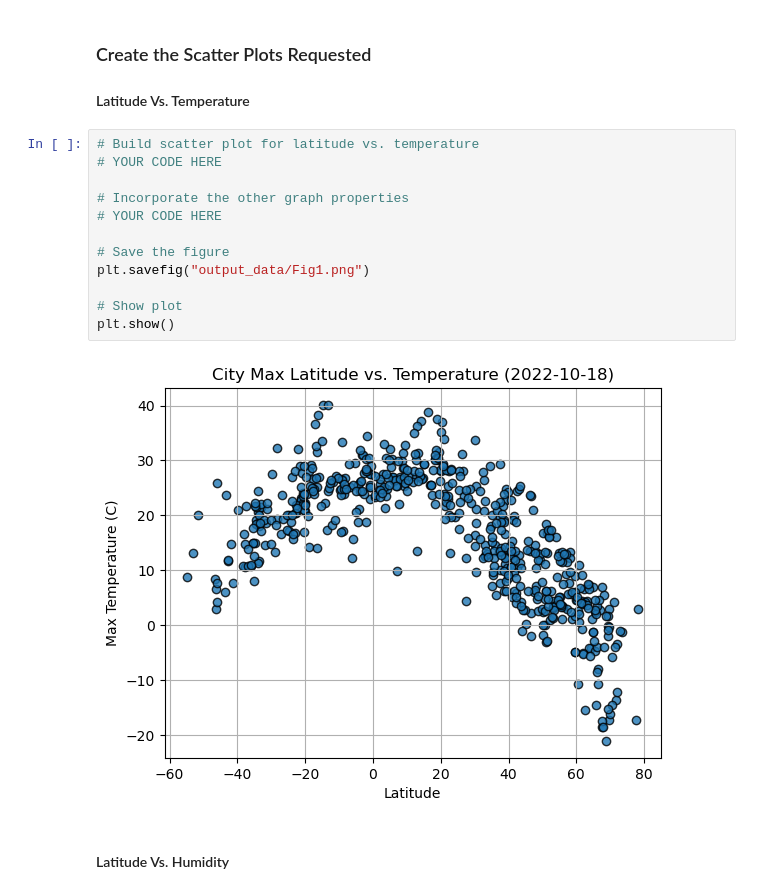
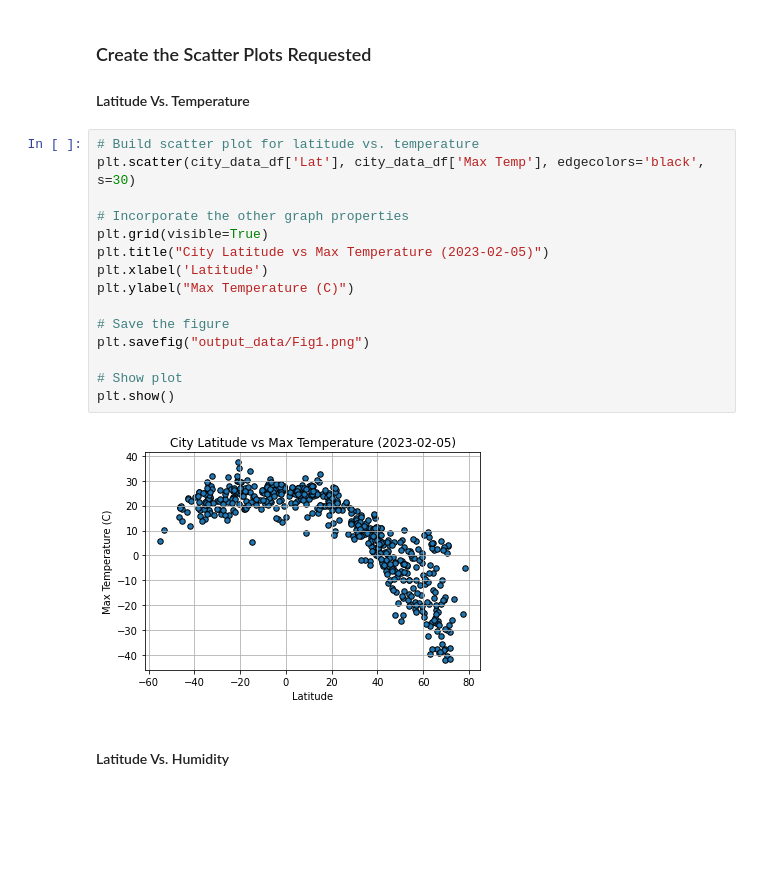
Before and after one commit to dlee4912/python-api-challenge, a Jupyter notebook: WeatherPy.ipynb, the cells around one changed output. Saved outputs shown, nothing was run; the diff lists cells and outputs as text; blank space fills up the shorter version.

```diff
--- a/WeatherPy.ipynb
+++ b/WeatherPy.ipynb
@@ -191,18 +191,21 @@ city_data_df.head()
 #### Latitude Vs. Temperature
 # %%
 # Build scatter plot for latitude vs. temperature
-# YOUR CODE HERE
+plt.scatter(city_data_df['Lat'], city_data_df['Max Temp'], edgecolors='black', s=30)
 
 # Incorporate the other graph properties
-# YOUR CODE HERE
+plt.grid(visible=True)
+plt.title("City Latitude vs Max Temperature (2023-02-05)")
+plt.xlabel('Latitude')
+plt.ylabel("Max Temperature (C)")
 
 # Save the figure
 plt.savefig("output_data/Fig1.png")
 
 # Show plot
 plt.show()
 # %% [output]
-[figure, old version]
+[figure, new version]
 # %% [markdown]
 #### Latitude Vs. Humidity
 # %%
```
Also changed, not shown: parts of 36 cells of this notebook, 5 other files.
